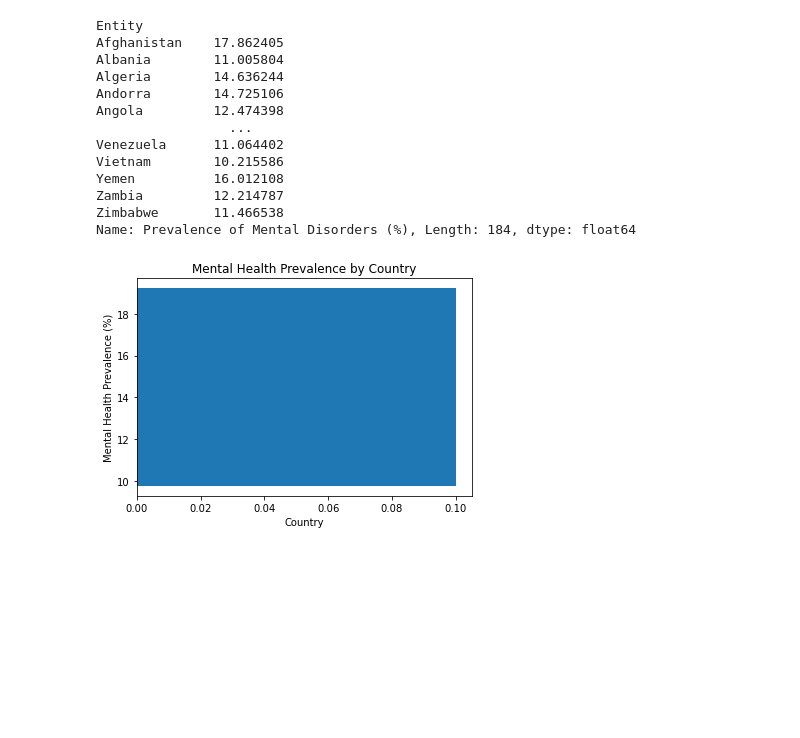
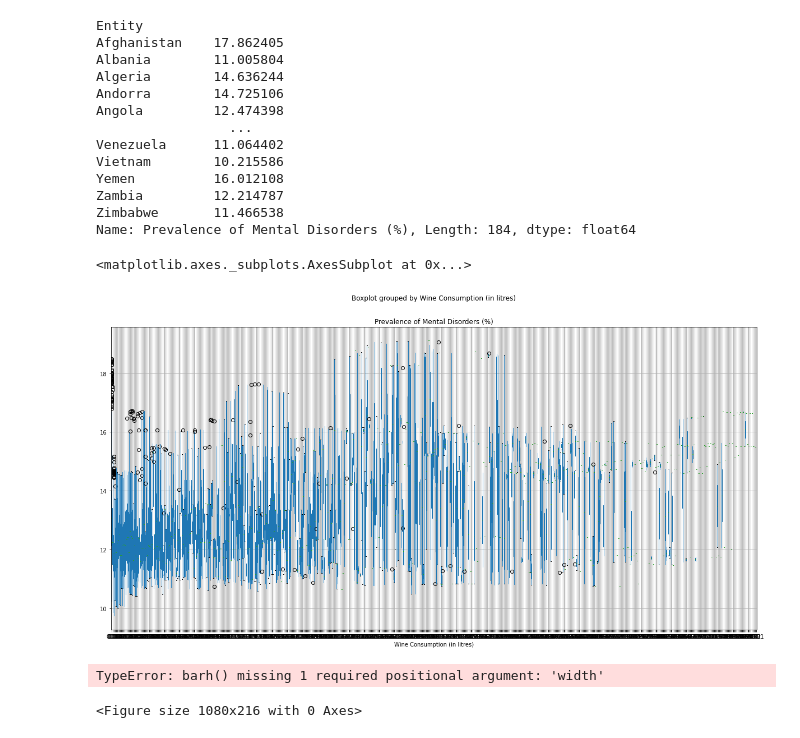
Before and after one commit to reccleston/data-analysis-project-1, a Jupyter notebook: nadia/project-work-nadia.ipynb, the cells around one changed output. Drawn from its saved outputs; the diff is of its cells as text; code cells hidden in the pictures; blank space fills up the shorter version.

```diff
--- a/nadia/project-work-nadia.ipynb
+++ b/nadia/project-work-nadia.ipynb
@@ -179,11 +179,18 @@ Yemen          16.012108
 Zambia         12.214787
 Zimbabwe       11.466538
 Name: Prevalence of Mental Disorders (%), Length: 184, dtype: float64
+# %%
+wine_and_mental_health_df.boxplot("Prevalence of Mental Disorders (%)", by="Wine Consumption (in litres)", figsize=(20, 10))
+# %% [output]
+<matplotlib.axes._subplots.AxesSubplot at 0x...>
+[figure, added]
 # %%
-plt.barh(grouped_wine_and_mental_health, width=0.1)
+plt.figure(figsize=(15,3))
+plt.barh(grouped_wine_and_mental_health)
 plt.xlabel('Country')
 plt.ylabel('Mental Health Prevalence (%)')
 plt.title('Mental Health Prevalence by Country')
 plt.show()
 # %% [output]
-[figure, removed]
+TypeError: barh() missing 1 required positional argument: 'width'
+<Figure size 1080x216 with 0 Axes>
```
Also changed, not shown: 1 other file.
